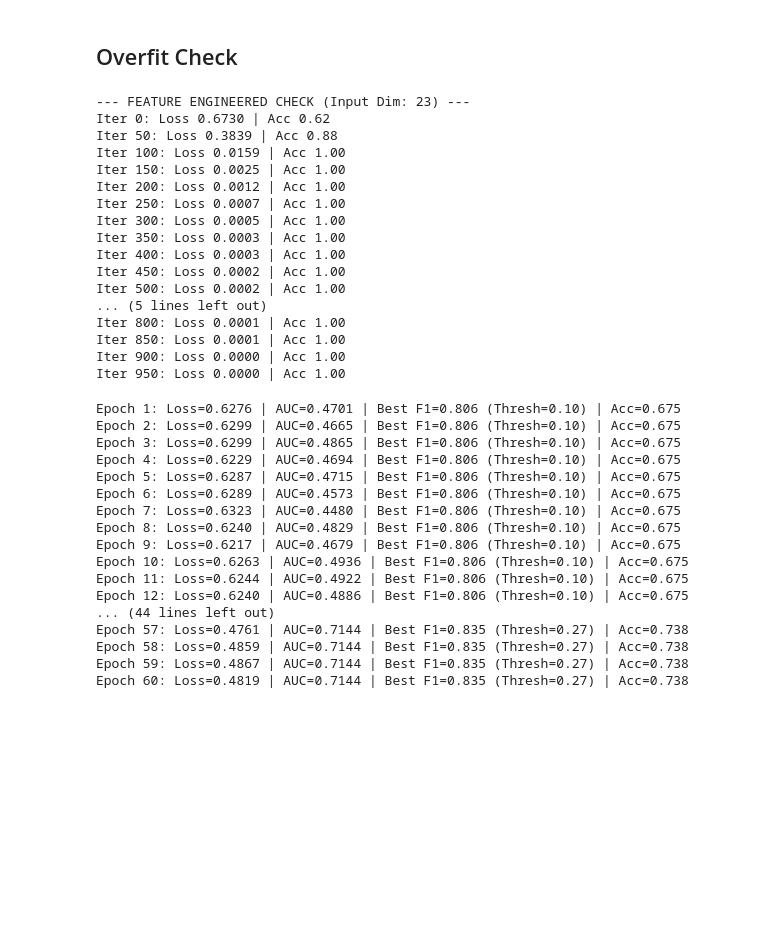
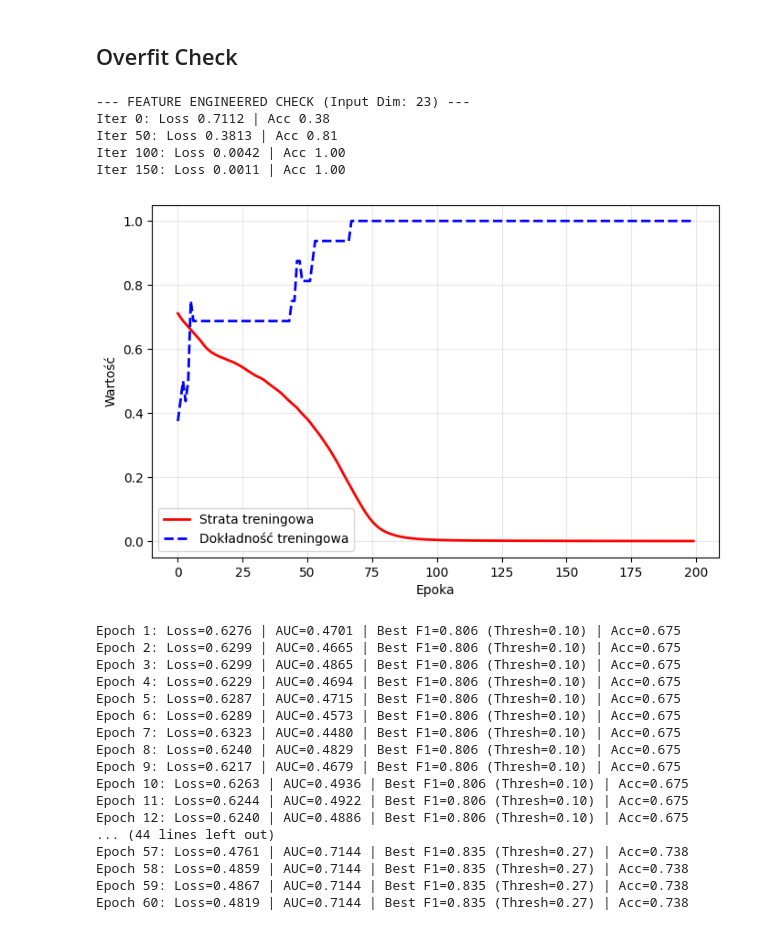
Before and after one commit to pekoraptor/lie-detection, a Jupyter notebook: research/main.ipynb, the cells around one changed output. Cells and saved outputs as stored; diff of their text form; code cells hidden in the pictures; blank space fills up the shorter version.

Commit message:
generated overfit check loss/accuracy curves

```diff
--- a/research/main.ipynb
+++ b/research/main.ipynb
@@ -560,43 +560,57 @@ def plot_learning_curves(history, save_dir="../docs/wut-thesis/images/"):
 # %%
 INPUT_DIM = 23
 model = BiGRUAttention(input_dim=INPUT_DIM, hidden_dim=16, dropout=0.0).to(device)
 opt = torch.optim.Adam(model.parameters(), lr=1e-3)
 criterion = nn.BCEWithLogitsLoss()
 
 X_batch, lengths_batch, y_batch = next(iter(train_loader))
 X_batch, lengths_batch, y_batch = X_batch.to(device), lengths_batch.to(device), y_batch.to(device)
 
+loss_history = []
+acc_history = []
+
 print(f"--- FEATURE ENGINEERED CHECK (Input Dim: {INPUT_DIM}) ---")
 
-for i in range(1000):
+for i in range(200):
     opt.zero_grad()
     logits, _ = model(X_batch, lengths_batch)
     loss = criterion(logits, y_batch)
     loss.backward()
     opt.step()
 
+    with torch.no_grad():
+        probs = torch.sigmoid(logits)
+        preds = (probs > 0.5).float()
+        acc = (preds == y_batch).float().mean()
+
+    loss_history.append(loss.item())
+    acc_history.append(acc.item())
+
     if i % 50 == 0:
-        preds = (torch.sigmoid(logits) > 0.5).float()
-        acc = (preds == y_batch).float().mean()
         print(f"Iter {i}: Loss {loss.item():.4f} | Acc {acc.item():.2f}")
+
+plt.figure(figsize=(8, 5))
+plt.plot(loss_history, label='Strata treningowa', color='red', linewidth=2)
+plt.plot(acc_history, label='Dokładność treningowa', color='blue', linewidth=2, linestyle='--')
+
+# plt.title('Overfit Check: Single Batch Convergence')
+plt.xlabel('Epoka')
+plt.ylabel('Wartość')
+plt.legend()
+plt.grid(True, alpha=0.3)
+plt.ylim(-0.05, 1.05) # Margines, żeby wykres nie dotykał krawędzi
+
+# Zapis do pliku
+save_path = "../docs/wut-thesis/images/overfit_check.png"
+plt.savefig(save_path, dpi=300, bbox_inches='tight')
+plt.show()
 # %% [output]
 --- FEATURE ENGINEERED CHECK (Input Dim: 23) ---
-Iter 0: Loss 0.6730 | Acc 0.62
-Iter 50: Loss 0.3839 | Acc 0.88
-Iter 100: Loss 0.0159 | Acc 1.00
-Iter 150: Loss 0.0025 | Acc 1.00
-Iter 200: Loss 0.0012 | Acc 1.00
-Iter 250: Loss 0.0007 | Acc 1.00
-Iter 300: Loss 0.0005 | Acc 1.00
-Iter 350: Loss 0.0003 | Acc 1.00
-Iter 400: Loss 0.0003 | Acc 1.00
-Iter 450: Loss 0.0002 | Acc 1.00
-Iter 500: Loss 0.0002 | Acc 1.00
-... (5 lines left out)
-Iter 800: Loss 0.0001 | Acc 1.00
-Iter 850: Loss 0.0001 | Acc 1.00
-Iter 900: Loss 0.0000 | Acc 1.00
-Iter 950: Loss 0.0000 | Acc 1.00
+Iter 0: Loss 0.7112 | Acc 0.38
+Iter 50: Loss 0.3813 | Acc 0.81
+Iter 100: Loss 0.0042 | Acc 1.00
+Iter 150: Loss 0.0011 | Acc 1.00
+[figure, added]
 # %%
 class BinaryFocalLoss(nn.Module):
     def __init__(self, alpha=1, gamma=2, logits=True, reduce=True):
```
Also changed, not shown: 1 other file.
